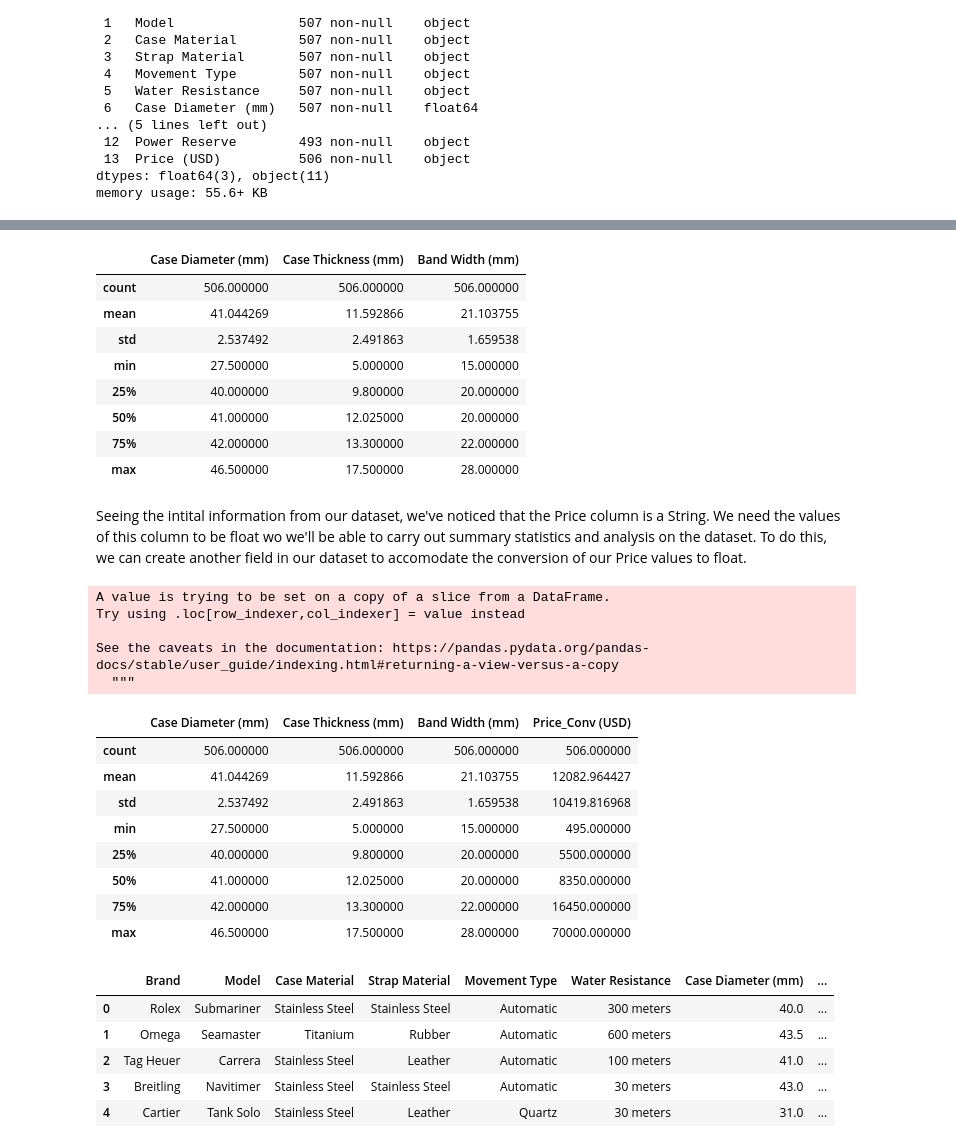
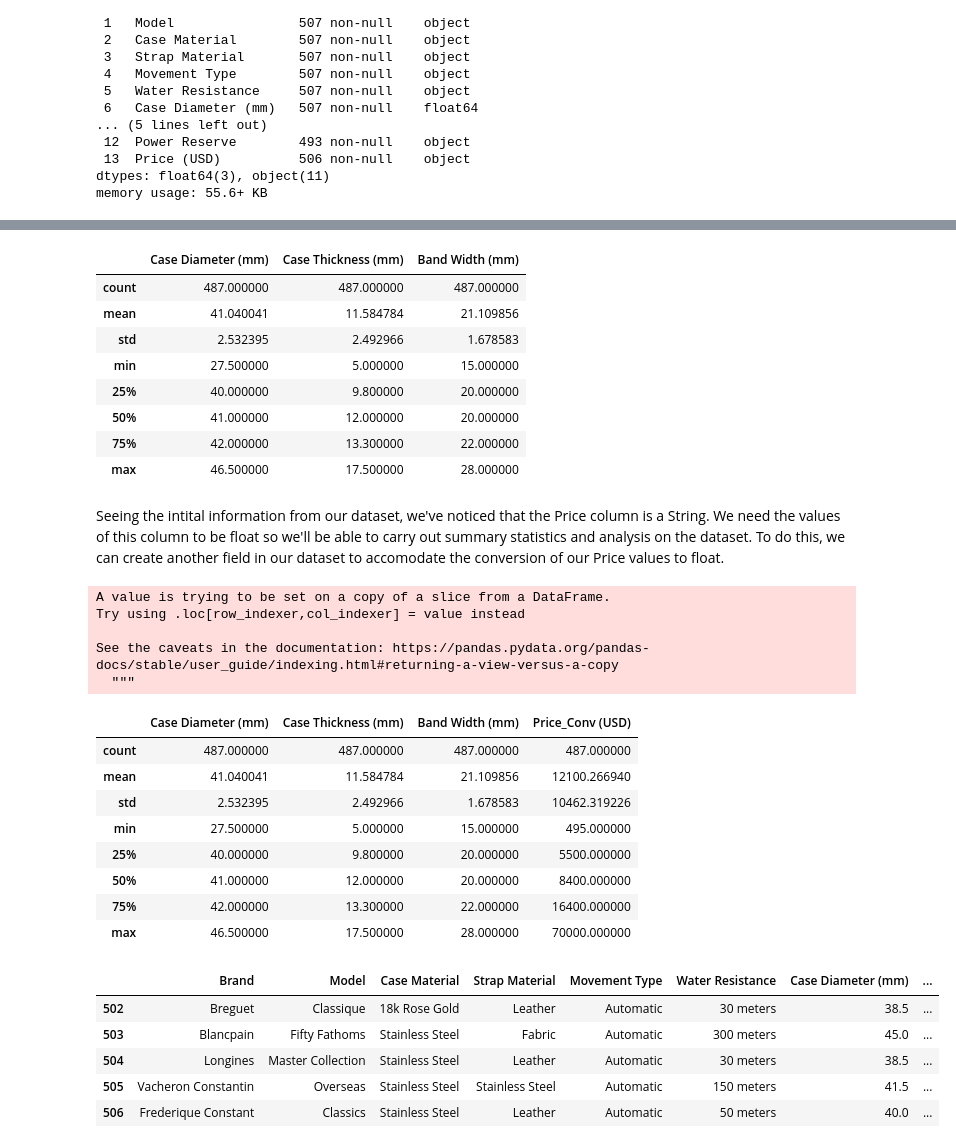
Before and after one commit to chikeibezim/analyzing-luxury-watches, a Jupyter notebook: analyzing-luxury-watches.ipynb, the cells around one changed output, grey strips where cells are left out. Cells and saved outputs as stored; diff of their text form; code cells hidden in the pictures.

```diff
--- a/analyzing-luxury-watches.ipynb
+++ b/analyzing-luxury-watches.ipynb
@@ -50,3 +50,11 @@ Data columns (total 14 columns):
  13  Price (USD)          506 non-null    object
 dtypes: float64(3), object(11)
 memory usage: 55.6+ KB
+# %%
+# - Let's check for duplicate rows in our data set
+
+luxury_watches_df.duplicated().sum()
+
+# - Drop the duplicate rows in our dataset
+
+luxury_watches_df.drop_duplicates(inplace=True)
@@ -60,22 +72,22 @@ luxury_watches_df.isna().sum().plot(kind="bar")
 # %%
 # - Since the price value of the watches are important to our analysis, and just one row
-# - is affected, we can drop this column as it might affect our anlysis
+# - is affected, we can drop this row as it might affect our anlysis
 
 lw_df_cleaned = luxury_watches_df.dropna(subset=["Price (USD)"]);
 
 lw_df_cleaned.describe()
 # %% [output]
 |  | Case Diameter (mm) | Case Thickness (mm) | Band Width (mm) |
-| count | 506.000000 | 506.000000 | 506.000000 |
-| mean | 41.044269 | 11.592866 | 21.103755 |
-| std | 2.537492 | 2.491863 | 1.659538 |
+| count | 487.000000 | 487.000000 | 487.000000 |
+| mean | 41.040041 | 11.584784 | 21.109856 |
+| std | 2.532395 | 2.492966 | 1.678583 |
 | min | 27.500000 | 5.000000 | 15.000000 |
 | 25% | 40.000000 | 9.800000 | 20.000000 |
-| 50% | 41.000000 | 12.025000 | 20.000000 |
+| 50% | 41.000000 | 12.000000 | 20.000000 |
 | 75% | 42.000000 | 13.300000 | 22.000000 |
 | max | 46.500000 | 17.500000 | 28.000000 |
 # %% [markdown]
-Seeing the intital information from our dataset, we've noticed that the Price column is a String. We need the values of this column to be float wo we'll be able to carry out summary statistics and analysis on the dataset. To do this, we can create another field in our dataset to accomodate the conversion of our Price values to float.
+Seeing the intital information from our dataset, we've noticed that the Price column is a String. We need the values of this column to be float so we'll be able to carry out summary statistics and analysis on the dataset. To do this, we can create another field in our dataset to accomodate the conversion of our Price values to float.
 # %%
 # - create a new column and insert the float conversion of the Price (USD) column
 def convert_to_float(value):
@@ -92,24 +104,24 @@ Try using .loc[row_indexer,col_indexer] = value instead
 See the caveats in the documentation: https://pandas.pydata.org/pandas-docs/stable/user_guide/indexing.html#returning-a-view-versus-a-copy
   """
 |  | Case Diameter (mm) | Case Thickness (mm) | Band Width (mm) | Price_Conv (USD) |
-| count | 506.000000 | 506.000000 | 506.000000 | 506.000000 |
-| mean | 41.044269 | 11.592866 | 21.103755 | 12082.964427 |
-| std | 2.537492 | 2.491863 | 1.659538 | 10419.816968 |
+| count | 487.000000 | 487.000000 | 487.000000 | 487.000000 |
+| mean | 41.040041 | 11.584784 | 21.109856 | 12100.266940 |
+| std | 2.532395 | 2.492966 | 1.678583 | 10462.319226 |
 | min | 27.500000 | 5.000000 | 15.000000 | 495.000000 |
 | 25% | 40.000000 | 9.800000 | 20.000000 | 5500.000000 |
-| 50% | 41.000000 | 12.025000 | 20.000000 | 8350.000000 |
-| 75% | 42.000000 | 13.300000 | 22.000000 | 16450.000000 |
+| 50% | 41.000000 | 12.000000 | 20.000000 | 8400.000000 |
+| 75% | 42.000000 | 13.300000 | 22.000000 | 16400.000000 |
 | max | 46.500000 | 17.500000 | 28.000000 | 70000.000000 |
 # %%
 # - Let's preview our data again
-lw_df_cleaned.head()
+lw_df_cleaned.tail()
 # %% [output]
 |  | Brand | Model | Case Material | Strap Material | Movement Type | Water Resistance | Case Diameter (mm) | ... |
-| 0 | Rolex | Submariner | Stainless Steel | Stainless Steel | Automatic | 300 meters | 40.0 | ... |
-| 1 | Omega | Seamaster | Titanium | Rubber | Automatic | 600 meters | 43.5 | ... |
-| 2 | Tag Heuer | Carrera | Stainless Steel | Leather | Automatic | 100 meters | 41.0 | ... |
-| 3 | Breitling | Navitimer | Stainless Steel | Stainless Steel | Automatic | 30 meters | 43.0 | ... |
-| 4 | Cartier | Tank Solo | Stainless Steel | Leather | Quartz | 30 meters | 31.0 | ... |
+| 502 | Breguet | Classique | 18k Rose Gold | Leather | Automatic | 30 meters | 38.5 | ... |
+| 503 | Blancpain | Fifty Fathoms | Stainless Steel | Fabric | Automatic | 300 meters | 45.0 | ... |
+| 504 | Longines | Master Collection | Stainless Steel | Leather | Automatic | 30 meters | 38.5 | ... |
+| 505 | Vacheron Constantin | Overseas | Stainless Steel | Stainless Steel | Automatic | 150 meters | 41.5 | ... |
+| 506 | Frederique Constant | Classics | Stainless Steel | Leather | Automatic | 50 meters | 40.0 | ... |
 # %%
 from matplotlib import pyplot as plt
 
```
Also changed, not shown: parts of 4 cells of this notebook.
